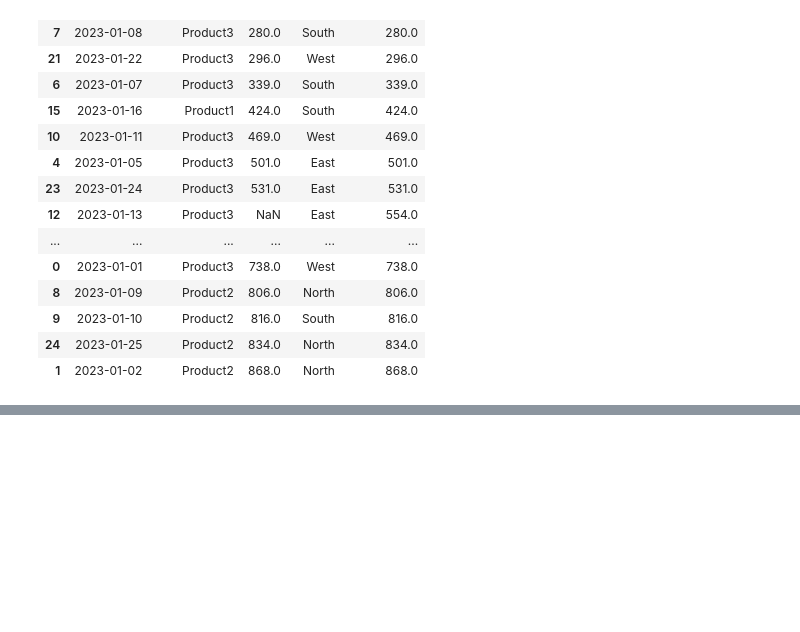
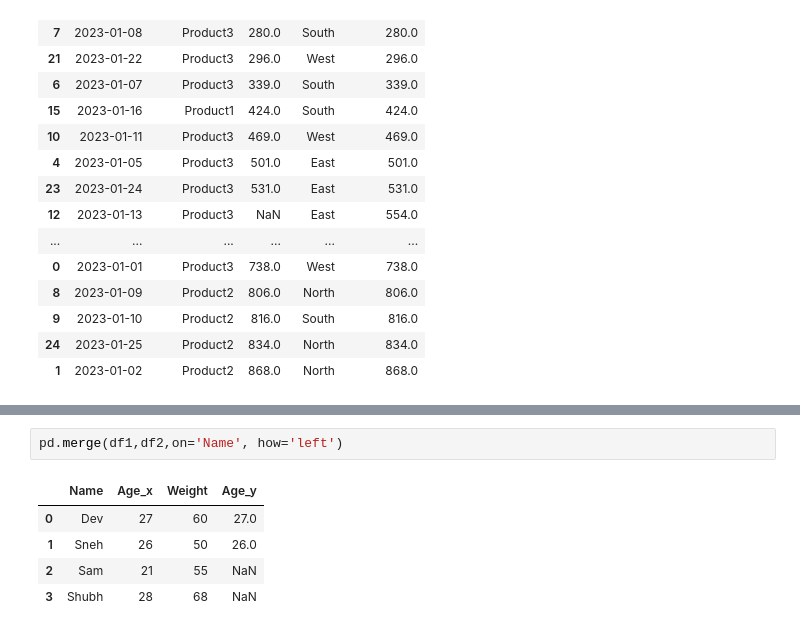
Before and after one commit to devanshmishraa/Data-Anaysis-With-Python-Krish-Naik, a Jupyter notebook: datamanipulation_sales1_data.ipynb, the cells around one changed output, grey strips where cells are left out. Cells and saved outputs as stored; diff of their text form; blank space fills up the shorter version.

```diff
--- a/datamanipulation_sales1_data.ipynb
+++ b/datamanipulation_sales1_data.ipynb
@@ -299,0 +348,8 @@ df_sales_sorted
+# %%
+pd.merge(df1,df2,on='Name', how='left')
+# %% [output]
+|  | Name | Age_x | Weight | Age_y |
+| 0 | Dev | 27 | 60 | 27.0 |
+| 1 | Sneh | 26 | 50 | 26.0 |
+| 2 | Sam | 21 | 55 | NaN |
+| 3 | Shubh | 28 | 68 | NaN |
```
Also changed, not shown: parts of 4 cells of this notebook.
